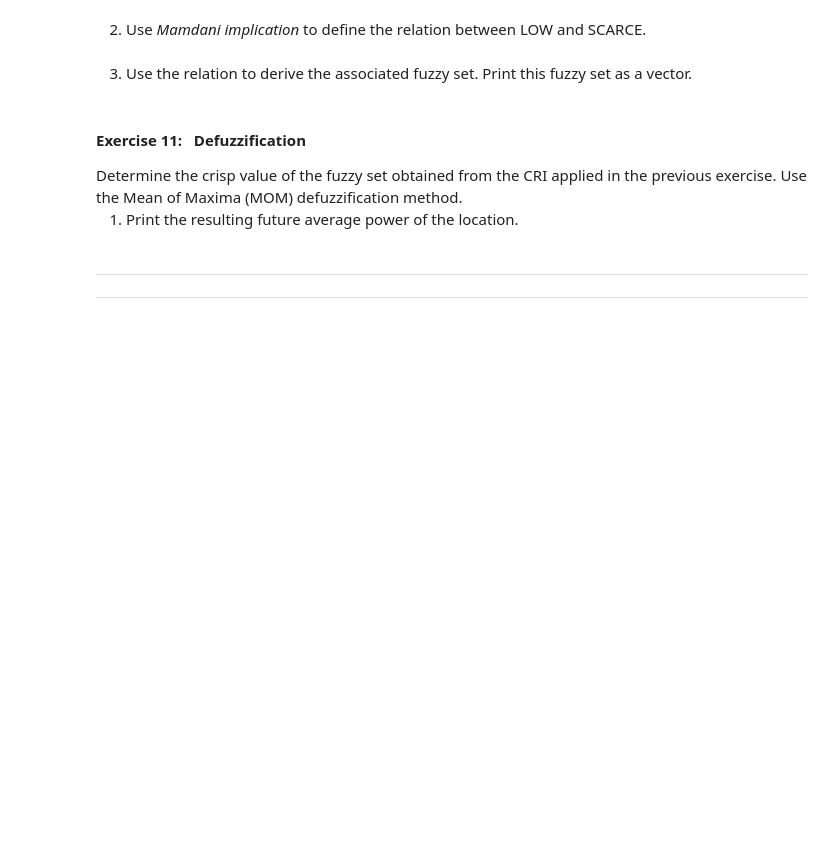
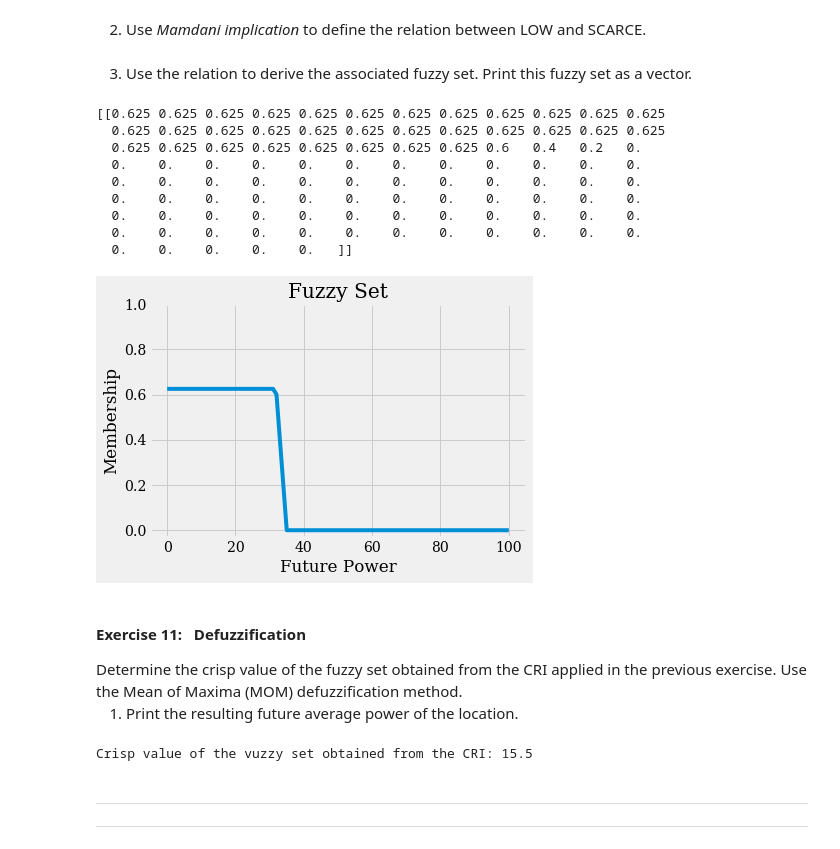
Before and after one commit to Arunscape/ECE449, a Jupyter notebook: lab/lab1/Lab1-D41.ipynb, the cells around one changed output. Drawn from its saved outputs; the diff is of its cells as text; code cells hidden in the pictures; blank space fills up the shorter version.

```diff
--- a/lab/lab1/Lab1-D41.ipynb
+++ b/lab/lab1/Lab1-D41.ipynb
@@ -521,14 +519,44 @@ Another monitoring station was checked and found to have a state of charge of 28
 <ol>
     <li>Express the item as a fuzzy singleton on the SOC universe of discourse.</li>
 </ol>
+# %%
+x = np.arange(20, 101, 1)
+fuzzy_singleton = np.zeros(81)
+fuzzy_singleton[28-20] = 1
 # %% [markdown]
 <ol start=2>
     <li>Use <i>Mamdani implication</i> to define the relation between LOW and SCARCE.</li>
 </ol>
+# %%
+LOW_SCARCE = fuzz.relation_min(LOW, SCARCE);
 # %% [markdown]
 <ol start=3>
     <li>Use the relation to derive the associated fuzzy set.  Print this fuzzy set as a vector.</li>
 </ol>
+# %%
+
+plt.title("Fuzzy Set");
+plt.xlabel("Future Power");
+plt.ylabel("Membership");
+
+f = fuzz.maxprod_composition(fuzzy_singleton, LOW_SCARCE);
+print(f);
+
+x=np.arange(0, 101, 1);
+plt.plot(x, np.transpose(f));
+plt.ylim(top=1);
+plt.show()
+# %% [output]
+[[0.625 0.625 0.625 0.625 0.625 0.625 0.625 0.625 0.625 0.625 0.625 0.625
+  0.625 0.625 0.625 0.625 0.625 0.625 0.625 0.625 0.625 0.625 0.625 0.625
+  0.625 0.625 0.625 0.625 0.625 0.625 0.625 0.625 0.6   0.4   0.2   0.
+  0.    0.    0.    0.    0.    0.    0.    0.    0.    0.    0.    0.
+  0.    0.    0.    0.    0.    0.    0.    0.    0.    0.    0.    0.
+  0.    0.    0.    0.    0.    0.    0.    0.    0.    0.    0.    0.
+  0.    0.    0.    0.    0.    0.    0.    0.    0.    0.    0.    0.
+  0.    0.    0.    0.    0.    0.    0.    0.    0.    0.    0.    0.
+  0.    0.    0.    0.    0.   ]]
+[figure, added]
 # %% [markdown]
 <h4>Exercise 11:&nbsp;&nbsp; Defuzzification</h4>
 Determine the crisp value of the fuzzy set obtained from the CRI applied in the previous exercise.  Use the Mean of Maxima (MOM) defuzzification method.
@@ -536,6 +564,11 @@ Determine the crisp value of the fuzzy set obtained from the CRI applied in the
 <ol>
     <li>Print the resulting future average power of the location.</li>
 </ol>
+# %%
+crisp = fuzz.defuzz(x, f, 'mom');
+print(f"Crisp value of the vuzzy set obtained from the CRI: {crisp}")
+# %% [output]
+Crisp value of the vuzzy set obtained from the CRI: 15.5
 # %% [markdown]
 <hr>
 <hr>
```
Also changed, not shown: parts of 6 cells of this notebook, 1 other file.
